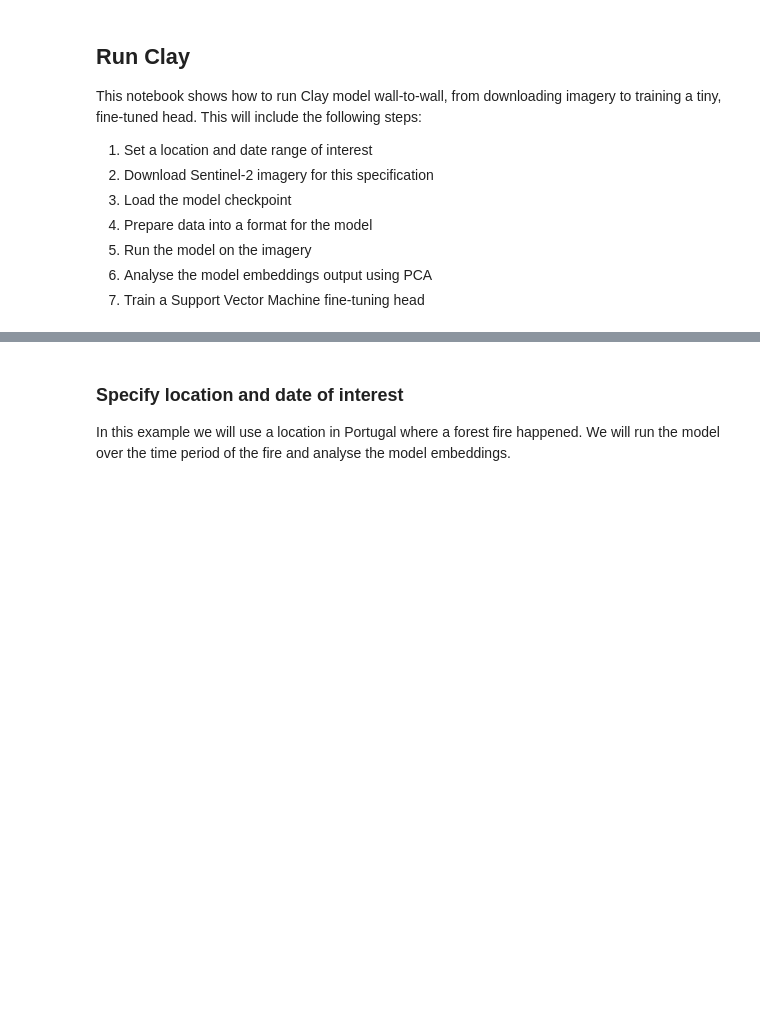
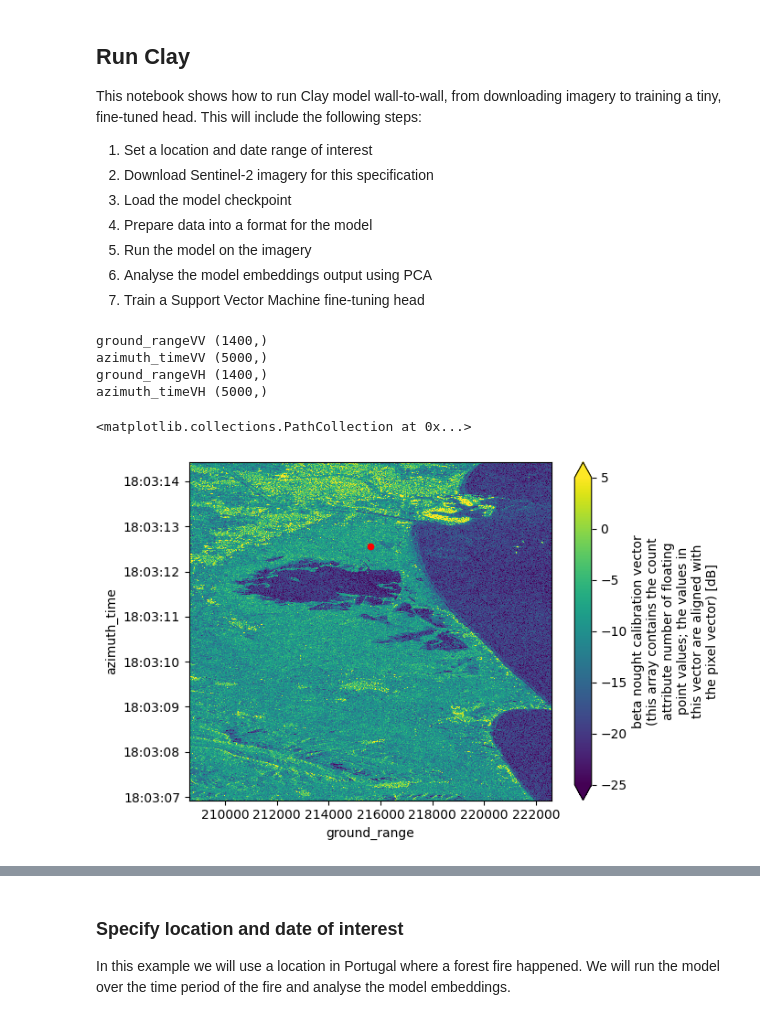
Before and after one commit to beatrizbsperes/claymodel, a Jupyter notebook: docs/tutorials/wall-to-wall.ipynb, the cells around one changed output, grey strips where cells are left out. Saved outputs shown, nothing was run; the diff lists cells and outputs as text; code cells hidden in the pictures; blank space fills up the shorter version.

Commit message:
Added Sentinel1 patches

```diff
--- a/docs/tutorials/wall-to-wall.ipynb
+++ b/docs/tutorials/wall-to-wall.ipynb
@@ -42,0 +67,21 @@ rasterio.__file__
+# %%
+client = Client()  # Set up local cluster on your laptop
+client
+
+@dask.delayed
+def load_datatree_delayed(path):
+    return xr.open_datatree(path, consolidated=True, chunks="auto")
+
+# Create delayed objects
+delayed_datatrees = [load_datatree_delayed(path) for path in zarr_paths]
+# Compute in parallel
+datatrees = dask.compute(*delayed_datatrees)
+# %%
+DATASET_NUMBER = len(datatrees)
+MEASUREMENTS_GROUP_ID_VV = 7
+CALIBRATION_GROUP_ID_VV = 33
+
+MEASUREMENTS_GROUP_ID_VH = 4
+CALIBRATION_GROUP_ID_VH = 19
+
+PATCH_SIZE = 64
@@ -42,0 +133,19 @@ rasterio.__file__
+# %%
+print("ground_rangeVV", intensityVV[1].ground_range.shape)
+print("azimuth_timeVV", intensityVV[1].azimuth_time.shape)
+
+print("ground_rangeVH", intensityVH[1].ground_range.shape)
+print("azimuth_timeVH", intensityVH[1].azimuth_time.shape)
+# %% [output]
+ground_rangeVV (1400,)
+azimuth_timeVV (5000,)
+ground_rangeVH (1400,)
+azimuth_timeVH (5000,)
+# %%
+intensityVV[1].plot(vmin=-25, vmax=5)
+x = intensityVV[1].ground_range[700]
+y = intensityVV[1].azimuth_time[3750]
+plt.scatter(x, y, color="red", marker="o", s=20, label="Selected Point")
+# %% [output]
+<matplotlib.collections.PathCollection at 0x...>
+[figure, added]
```
Also changed, not shown: parts of 20 cells of this notebook, 2 other files.
